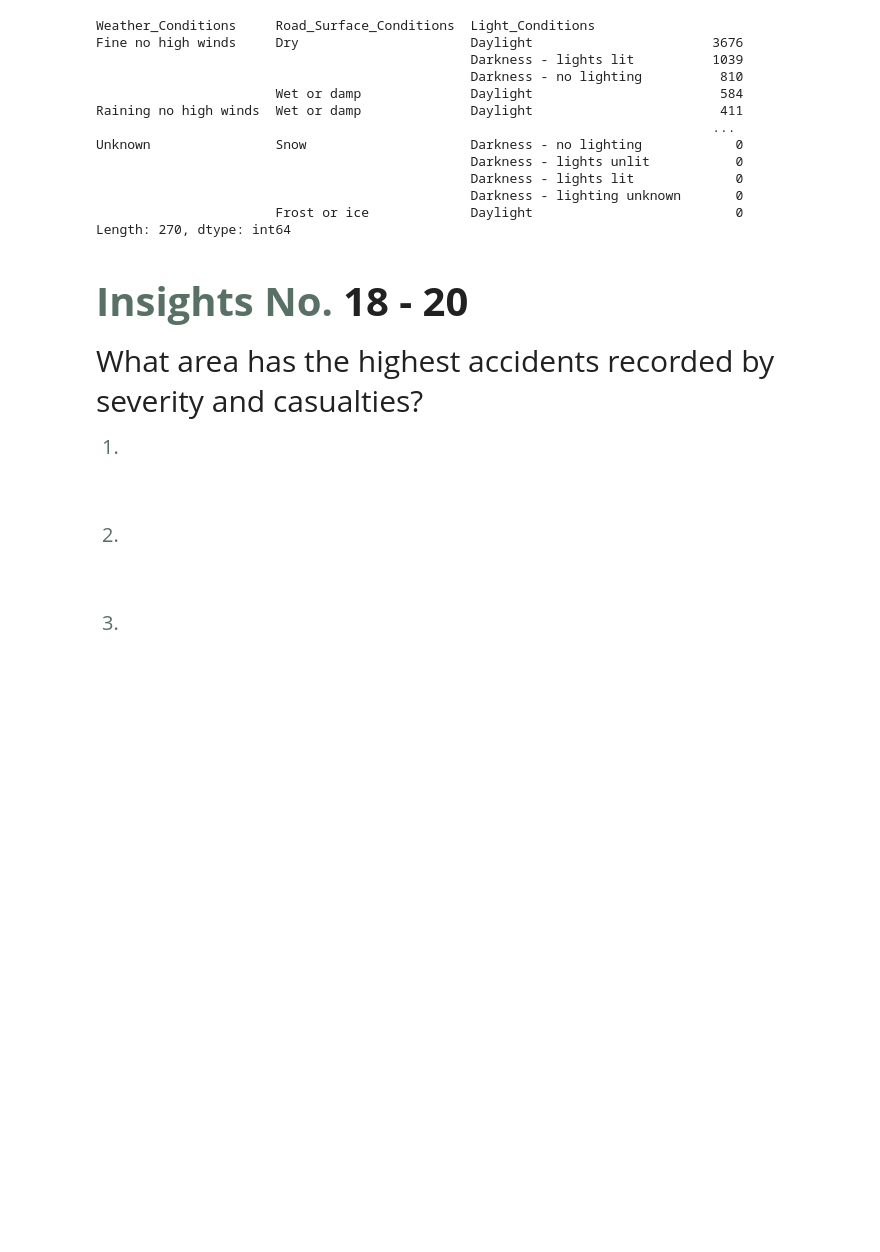
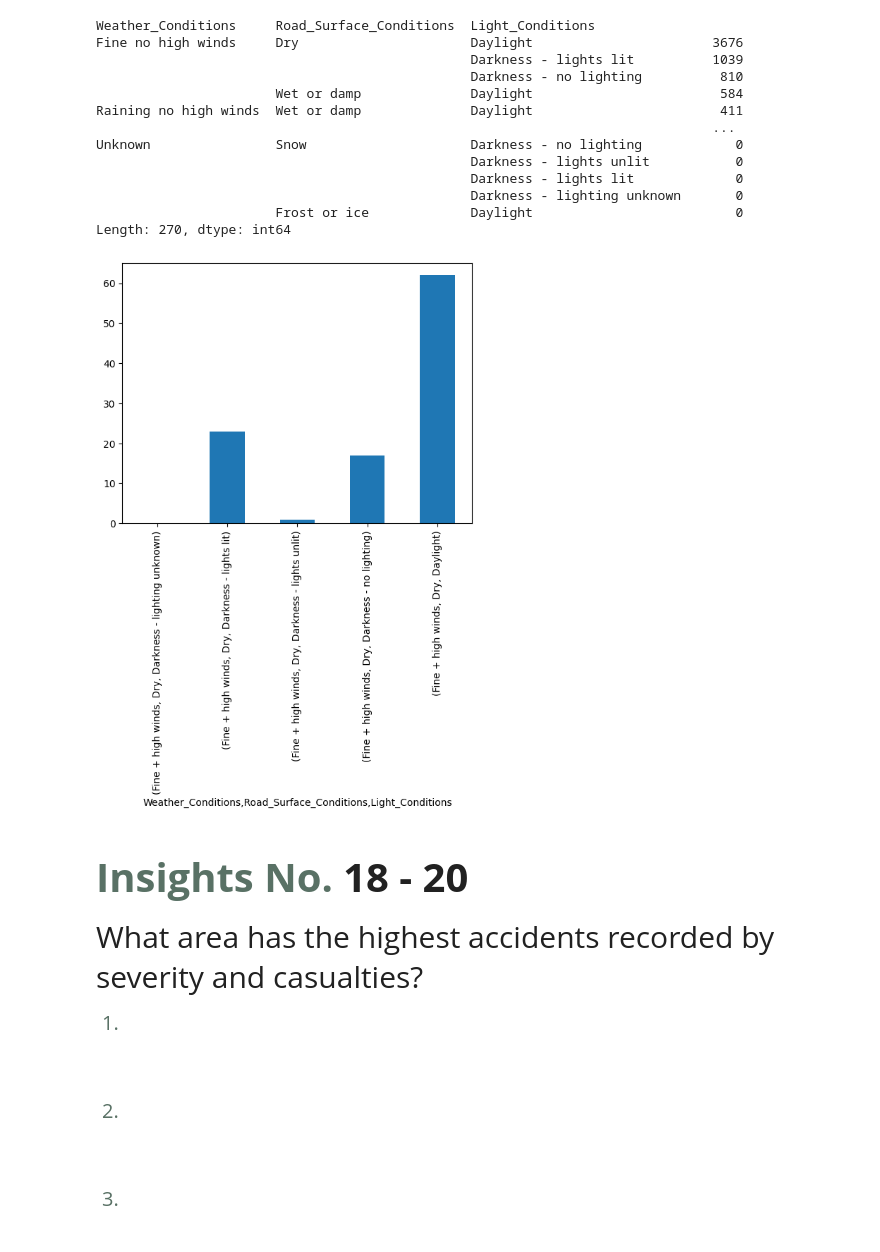
Before and after one commit to akagail/ITD-3B, a Jupyter notebook: activity4.ipynb, the cells around one changed output. Saved outputs shown, nothing was run; the diff lists cells and outputs as text; code cells hidden in the pictures; blank space fills up the shorter version.

```diff
--- a/activity4.ipynb
+++ b/activity4.ipynb
@@ -1292,6 +1302,11 @@ Unknown                Snow                     Darkness - no lighting
                                                 Darkness - lighting unknown       0
                        Frost or ice             Daylight                          0
 Length: 270, dtype: int64
+# %%
+wc_rsc_lc_fatal.head(5).plot(kind='bar')
+plt.show()
+# %% [output]
+[figure, added]
 # %% [markdown]
 <h1 style='
     font-weight:700;
```
Also changed, not shown: parts of 5 cells of this notebook.
